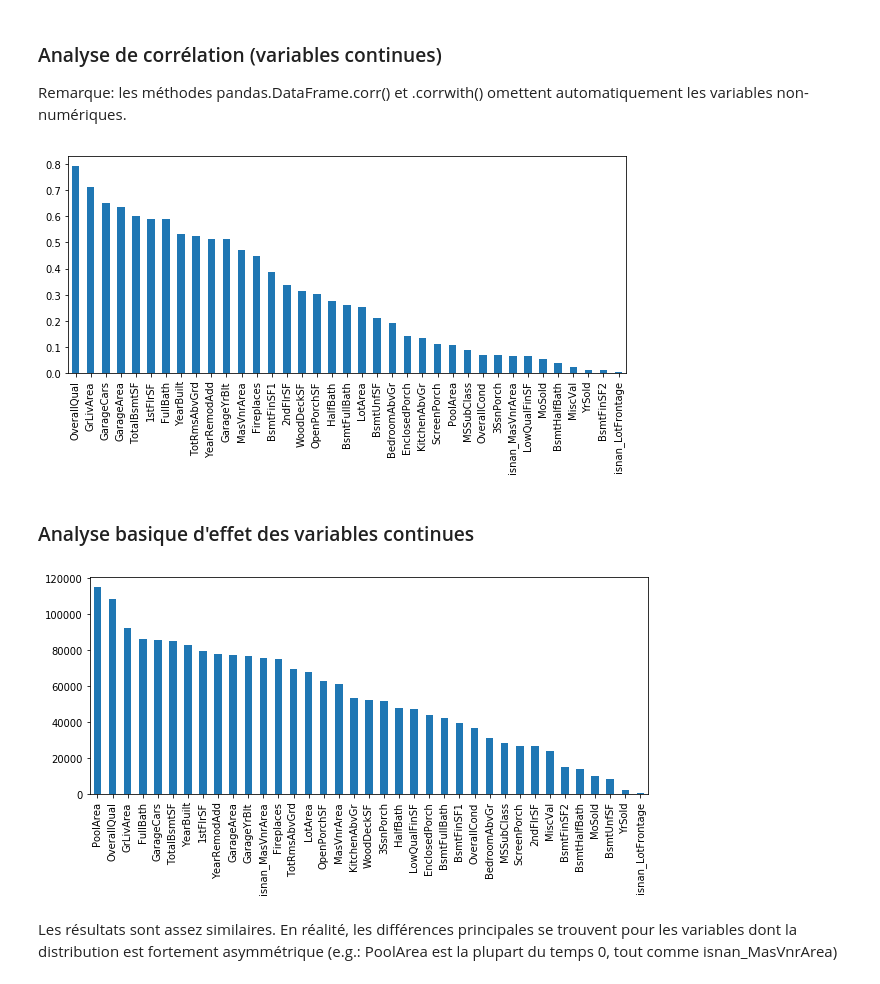
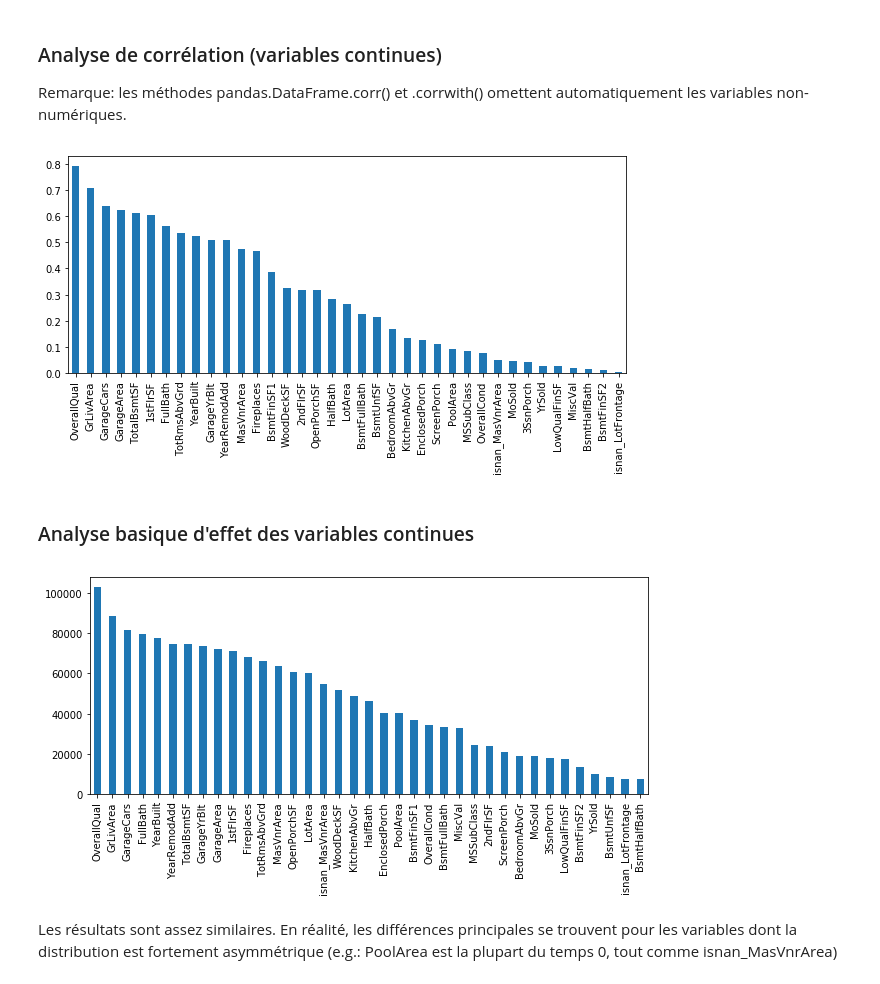
Before and after one commit to titsitits/Python_Data_Science, a Jupyter notebook: 8_Example_Ames_Housing_Dataset.ipynb, the cells around one changed output. Saved outputs shown, nothing was run; the diff lists cells and outputs as text; code cells hidden in the pictures.

```diff
--- a/8_Example_Ames_Housing_Dataset.ipynb
+++ b/8_Example_Ames_Housing_Dataset.ipynb
@@ -224,7 +226,7 @@ Remarque: les méthodes pandas.DataFrame.corr() et .corrwith() omettent automati
 from matplotlib import pyplot as plt
 
 #corrélations des variables avec le prix
-corr_with_price = train_ames.corrwith(train_ames["SalePrice"])
+corr_with_price = ames.corrwith(ames["SalePrice"])
 
 #On trie les variables selon la valeur absolue de leur corrélation avec le prix
 best_features = corr_with_price.abs().sort_values(ascending=False)
@@ -236,26 +238,26 @@ best_features.plot.bar(figsize=(10,4))
 
 best_features = best_features.index.to_list()
 # %% [output]
-[figure, old version]
+[figure, new version]
 # %% [markdown]
 ### Analyse basique d'effet des variables continues
 # %%
 #Analyse de l'effet
-continuous_col = train_ames.columns[(ames.dtypes == 'int64') | (ames.dtypes == 'float64')]
+continuous_col = ames.columns[(ames.dtypes == 'int64') | (ames.dtypes == 'float64')]
 
 delta_mean = []
 
 for col in list(continuous_col):
-  means = meangroups_mean_comparison(train_ames, col, "SalePrice")
+  means = meangroups_mean_comparison(ames, col, "SalePrice")
   delta_mean.append( means[1] - means[0] )
 
 best_features_effects = pd.Series(delta_mean, continuous_col).abs().sort_values(ascending = False)
 best_features_effects = best_features_effects.drop("SalePrice")
 best_features_effects.plot.bar(figsize=(10,4))
 
 best_features_effects = best_features_effects.index.to_list()
 # %% [output]
-[figure, old version]
+[figure, new version]
 # %% [markdown]
 Les résultats sont assez similaires. En réalité, les différences principales se trouvent pour les variables dont la distribution est fortement asymmétrique (e.g.: PoolArea est la plupart du temps 0, tout comme isnan_MasVnrArea)
 # %%
```
Also changed, not shown: parts of 41 cells of this notebook.
